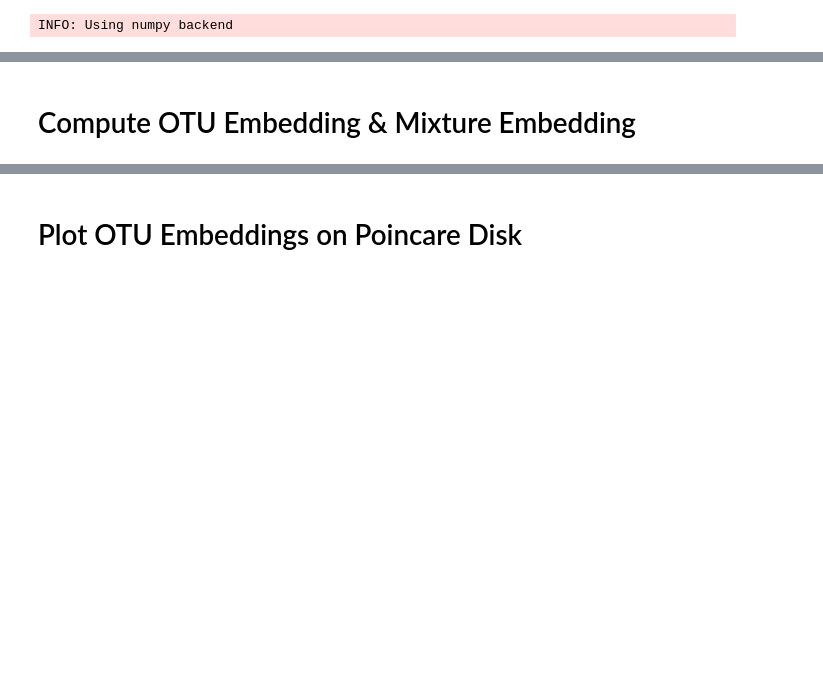
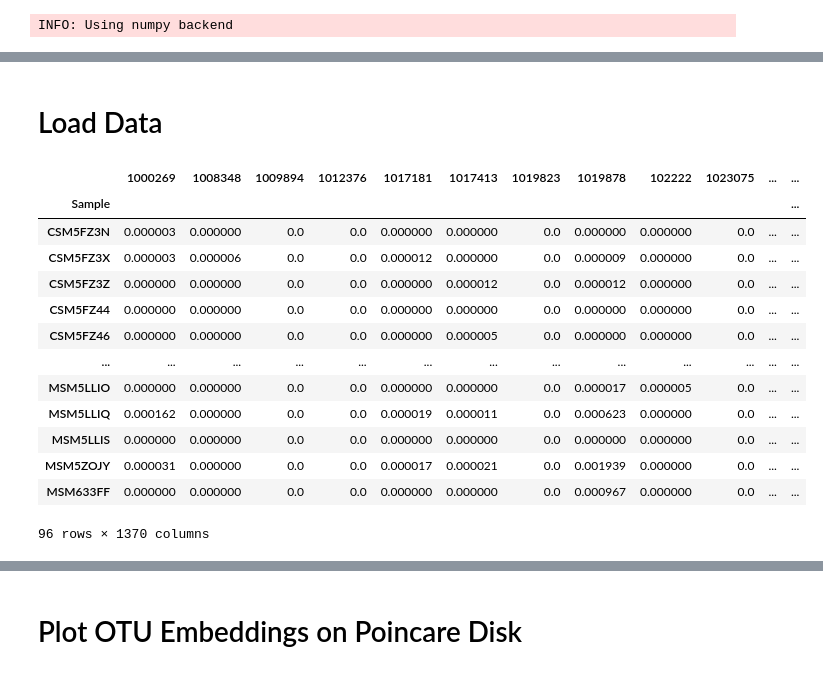
Before and after one commit to ez2rok/mixture_embeddings, a Jupyter notebook: notebooks/plot_embeddings.ipynb, the cells around one changed output, grey strips where cells are left out. Saved outputs shown, nothing was run; the diff lists cells and outputs as text; code cells hidden in the pictures; blank space fills up the shorter version.

```diff
--- a/notebooks/plot_embeddings.ipynb
+++ b/notebooks/plot_embeddings.ipynb
@@ -88,2 +26,0 @@ features = {feature_name: metadata[feature_name].to_list() for feature_name in f
-# %% [markdown]
-# Compute OTU Embedding & Mixture Embedding
@@ -103,0 +27,46 @@ save = False
+# %% [markdown]
+# Load Data
+# %%
+# initial values
+data_name = 'ibd'
+model_class = 'cnn'
+distance = 'hyperbolic'
+embedding_size = 2
+
+# define paths
+ihmp_data_path = '../data/interim/ihmp/{}_data.csv'.format(data_name)
+metadata_path = '../data/interim/ihmp/{}_metadata.csv'.format(data_name)
+otu_embedding_path = '../data/processed/otu_embeddings/{}/{}_{}_{}_otu_embeddings.csv'.format(data_name, model_class, distance, embedding_size)
+mixture_embedding_path = '../data/processed/mixture_embeddings/{}/{}_{}_{}_mixture_embeddings.csv'.format(data_name, model_class, distance, embedding_size)
+
+auxillary_data_path = '../data/interim/greengenes/auxillary_data.pickle'
+edit_distance_path = '../data/interim/ihmp/edit_distance/{}/{}_{}_{}_edit_distance.csv'.format(data_name, model_class, distance, embedding_size)
+
+otu_embeddings_plot_path = '../reports/embeddings/{}/{}_{}_{}_otu_embeddings_on_poincare_disk.html'.format(data_name, model_class, distance, embedding_size)
+
+# load data
+data = pd.read_csv(ihmp_data_path, index_col='Sample')
+metadata = pd.read_csv(metadata_path, index_col='Sample')
+otu_embeddings = pd.read_csv(otu_embedding_path, index_col='OTU')
+mixture_embeddings = pd.read_csv(mixture_embedding_path, index_col='Sample')
+
+# make columns and indicies integers, not strings
+otu_embeddings.columns = otu_embeddings.columns.map(int)
+mixture_embeddings.columns = mixture_embeddings.columns.map(int)
+# %%
+data
+# %% [output]
+|  | 1000269 | 1008348 | 1009894 | 1012376 | 1017181 | 1017413 | 1019823 | 1019878 | 102222 | 1023075 | ... | ... |
+| Sample |  |  |  |  |  |  |  |  |  |  |  | ... |
+| CSM5FZ3N | 0.000003 | 0.000000 | 0.0 | 0.0 | 0.000000 | 0.000000 | 0.0 | 0.000000 | 0.000000 | 0.0 | ... | ... |
+| CSM5FZ3X | 0.000003 | 0.000006 | 0.0 | 0.0 | 0.000012 | 0.000000 | 0.0 | 0.000009 | 0.000000 | 0.0 | ... | ... |
+| CSM5FZ3Z | 0.000000 | 0.000000 | 0.0 | 0.0 | 0.000000 | 0.000012 | 0.0 | 0.000012 | 0.000000 | 0.0 | ... | ... |
+| CSM5FZ44 | 0.000000 | 0.000000 | 0.0 | 0.0 | 0.000000 | 0.000000 | 0.0 | 0.000000 | 0.000000 | 0.0 | ... | ... |
+| CSM5FZ46 | 0.000000 | 0.000000 | 0.0 | 0.0 | 0.000000 | 0.000005 | 0.0 | 0.000000 | 0.000000 | 0.0 | ... | ... |
+| ... | ... | ... | ... | ... | ... | ... | ... | ... | ... | ... | ... | ... |
+| MSM5LLIO | 0.000000 | 0.000000 | 0.0 | 0.0 | 0.000000 | 0.000000 | 0.0 | 0.000017 | 0.000005 | 0.0 | ... | ... |
+| MSM5LLIQ | 0.000162 | 0.000000 | 0.0 | 0.0 | 0.000019 | 0.000011 | 0.0 | 0.000623 | 0.000000 | 0.0 | ... | ... |
+| MSM5LLIS | 0.000000 | 0.000000 | 0.0 | 0.0 | 0.000000 | 0.000000 | 0.0 | 0.000000 | 0.000000 | 0.0 | ... | ... |
+| MSM5ZOJY | 0.000031 | 0.000000 | 0.0 | 0.0 | 0.000017 | 0.000021 | 0.0 | 0.001939 | 0.000000 | 0.0 | ... | ... |
+| MSM633FF | 0.000000 | 0.000000 | 0.0 | 0.0 | 0.000000 | 0.000000 | 0.0 | 0.000967 | 0.000000 | 0.0 | ... | ... |
+96 rows × 1370 columns
```
Also changed, not shown: parts of 29 cells of this notebook, 1 other file.
